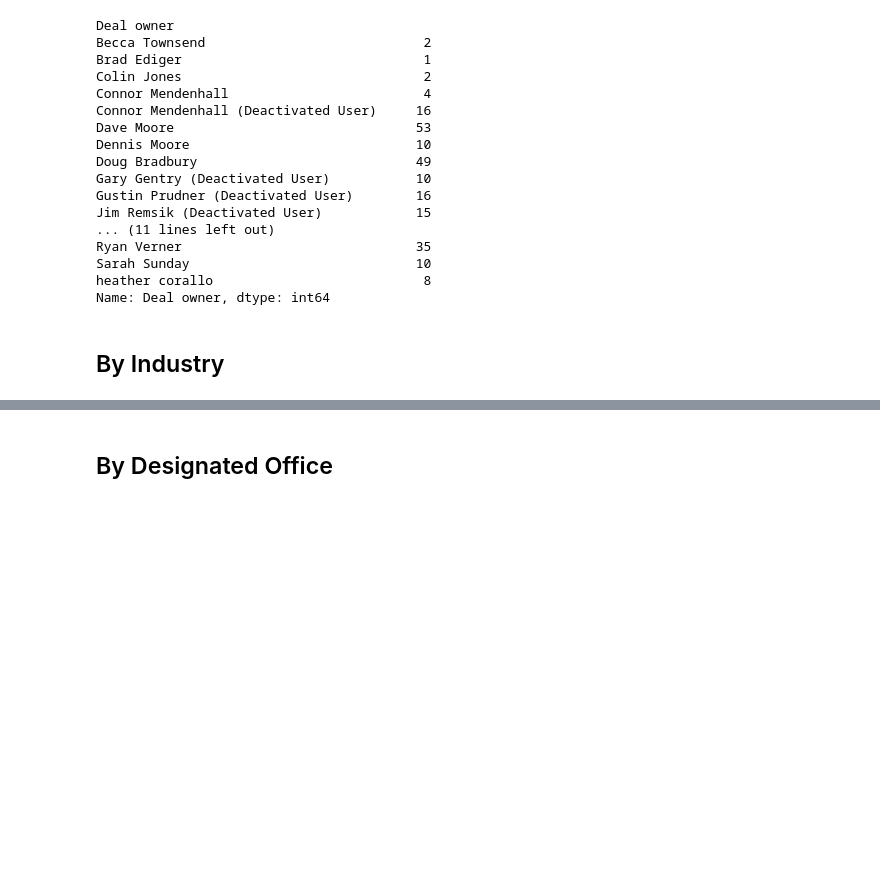
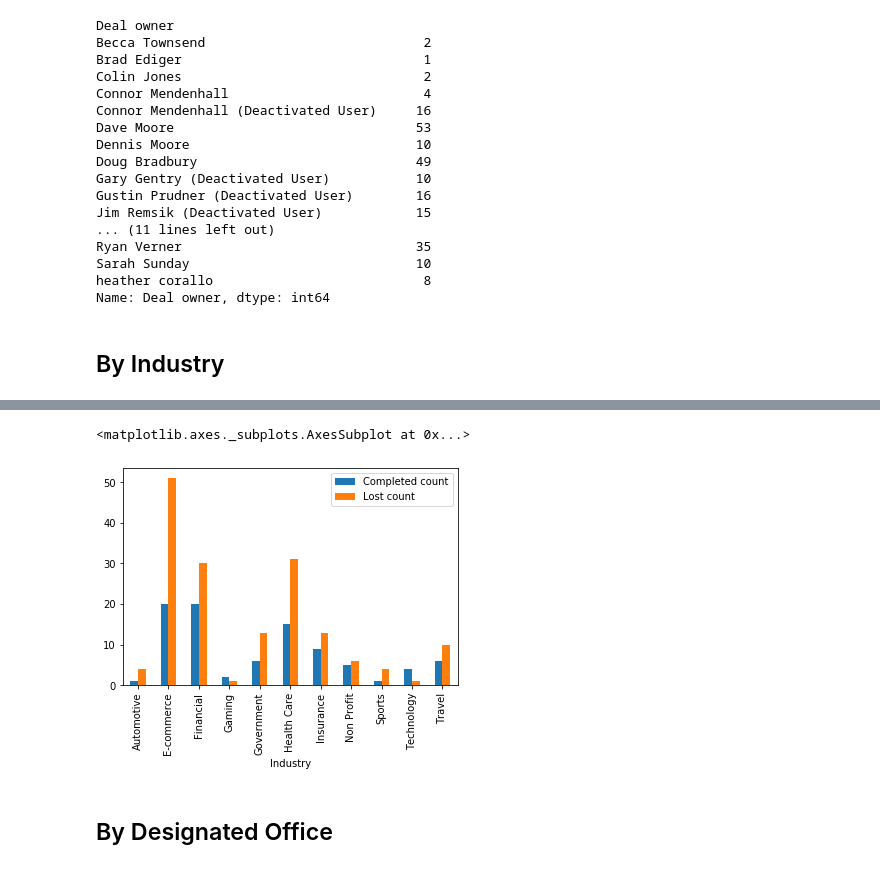
Before and after one commit to SergiiVolodkoWorking/dig-into-sales, a Jupyter notebook: notebooks/data-exploration.ipynb, the cells around one changed output, grey strips where cells are left out. Drawn from its saved outputs; the diff is of its cells as text; code cells hidden in the pictures; blank space fills up the shorter version.

```diff
--- a/notebooks/data-exploration.ipynb
+++ b/notebooks/data-exploration.ipynb
@@ -158,0 +161,10 @@ Name: Industry, dtype: int64
+# %%
+completed_by_industry_count = completed_deals.groupby('Industry').size().sort_index().reset_index()
+completed_by_industry_count.columns = ['Industry', 'Completed count']
+
+lost_by_industry_count = lost_deals.groupby('Industry').size().sort_index().reset_index()
+lost_by_industry_count.columns = ['Industry', 'Lost count']
+
+industry_comparison = pd.merge(completed_by_industry_count, lost_by_industry_count, on='Industry')
+
+industry_comparison.head(25)
@@ -159,3 +184,8 @@ Name: Industry, dtype: int64
+# %%
+industry_comparison.plot(x='Industry', kind='bar')
+# %% [output]
+<matplotlib.axes._subplots.AxesSubplot at 0x...>
+[figure, added]
 # %% [markdown]
 ## By Designated Office
 # %%
```
Also changed, not shown: parts of 16 cells of this notebook, 1 other file.
